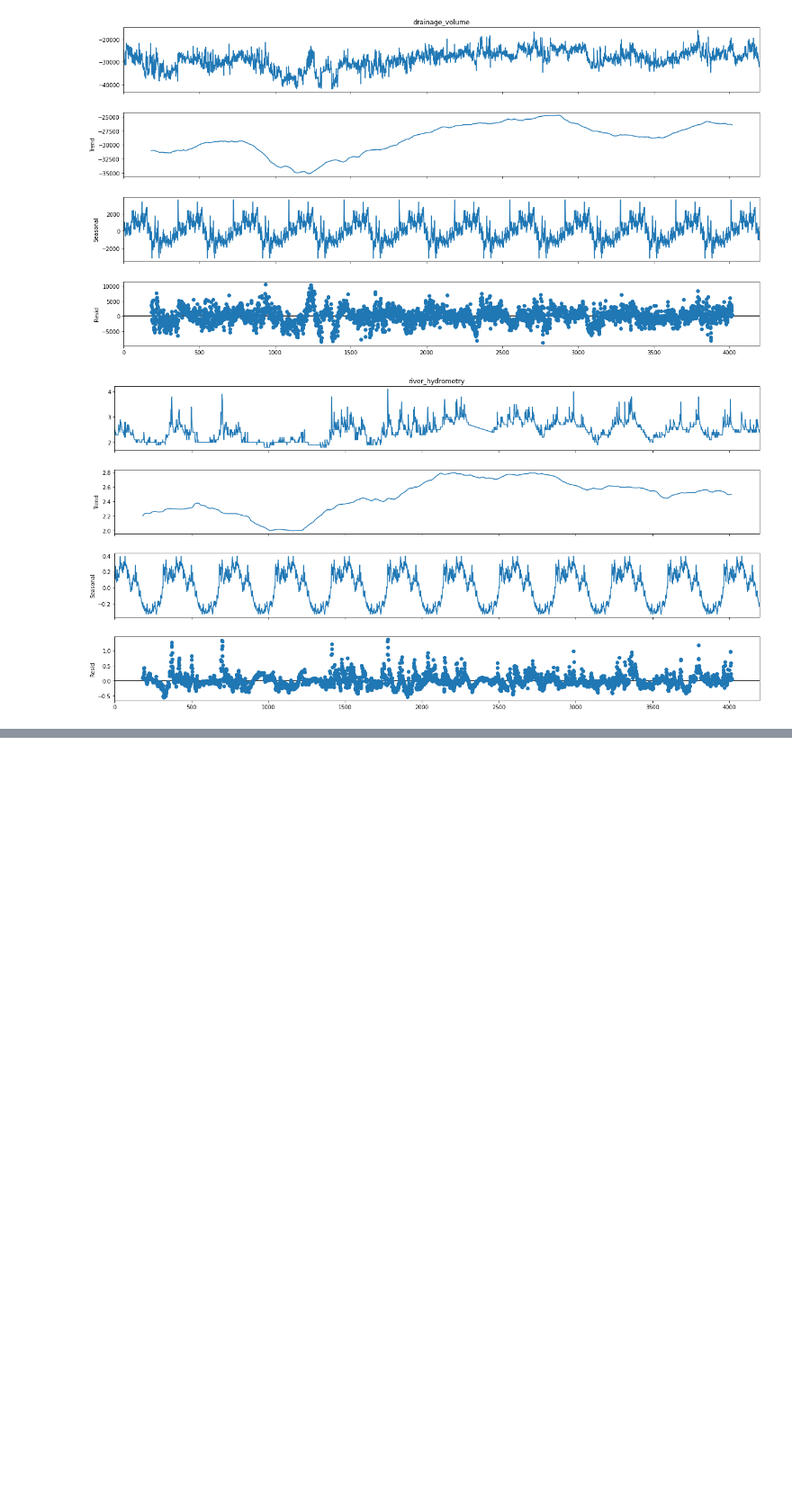
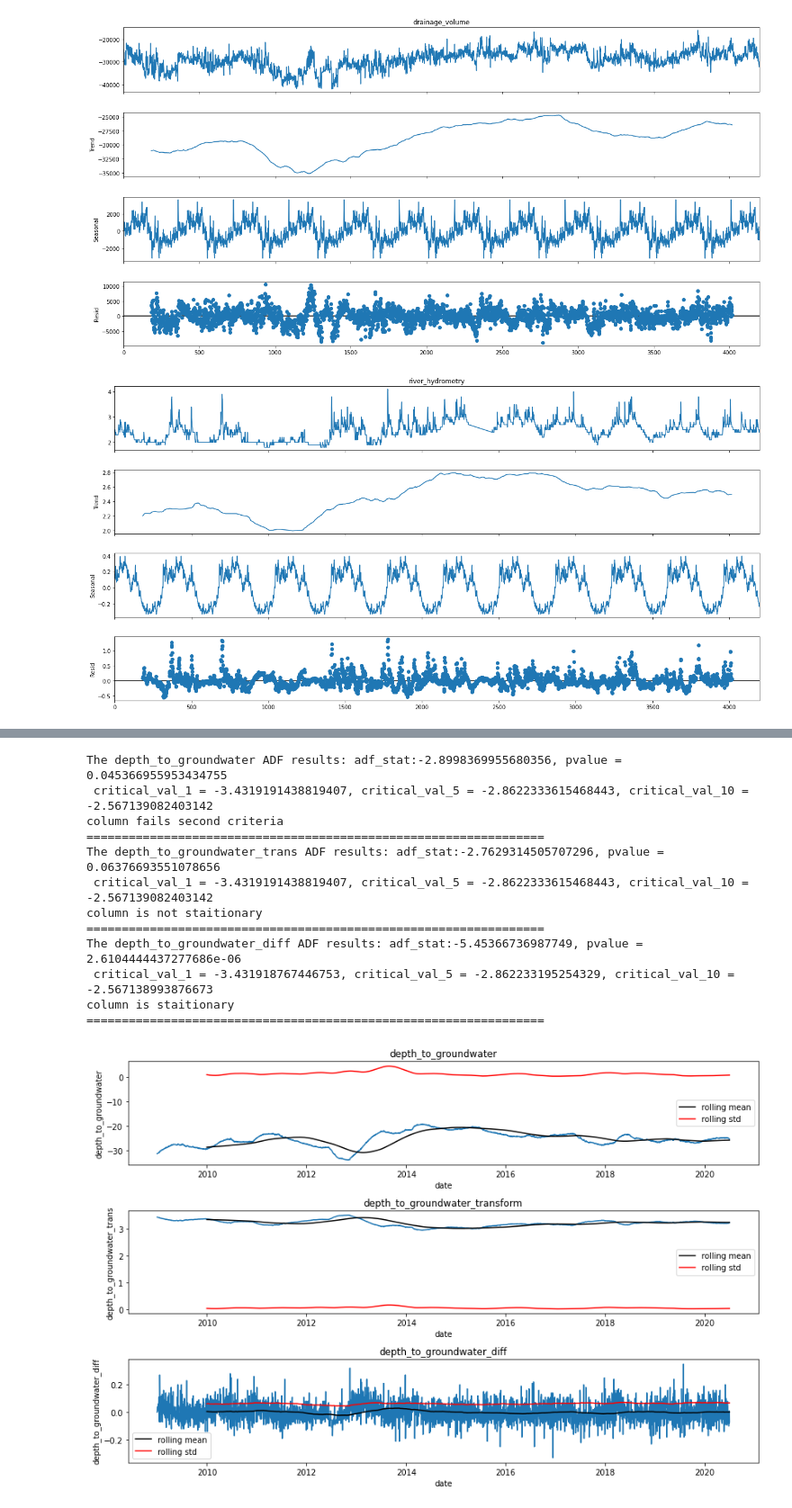
Before and after one commit to chris199713/time_series_analysis, a Jupyter notebook: time_series_analysis.ipynb, the cells around one changed output, grey strips where cells are left out. Shown at 90% size. Cells and saved outputs as stored; diff of their text form; code cells hidden in the pictures; blank space fills up the shorter version.

```diff
--- a/time_series_analysis.ipynb
+++ b/time_series_analysis.ipynb
@@ -242,0 +408,56 @@ for columns in cols_to_decompose:
+# %%
+df['depth_to_groundwater_trans'] = np.log(abs(df['depth_to_groundwater']))
+df['depth_to_groundwater_diff'] = np.append([0], np.diff(df['depth_to_groundwater']))
+fig, ax = plt.subplots(nrows = 3, ncols = 1, figsize = (12,8))
+
+
+sns.lineplot(x = df['date'],y= df['depth_to_groundwater'],ax = ax[0])
+sns.lineplot(x=df['date'], y=df['depth_to_groundwater'].rolling(rolling_window).mean(), ax=ax[0], color='black', label='rolling mean')
+sns.lineplot(x=df['date'], y=df['depth_to_groundwater'].rolling(rolling_window).std(), ax=ax[0], color='red', label='rolling std')
+ax[0].set_title('depth_to_groundwater')
+
+sns.lineplot(x = df['date'],y= df['depth_to_groundwater_trans'],ax = ax[1])
+sns.lineplot(x=df['date'], y=df['depth_to_groundwater_trans'].rolling(rolling_window).mean(), ax=ax[1], color='black', label='rolling mean')
+sns.lineplot(x=df['date'], y=df['depth_to_groundwater_trans'].rolling(rolling_window).std(), ax=ax[1], color='red', label='rolling std')
+ax[1].set_title('depth_to_groundwater_transform')
+
+sns.lineplot(x = df['date'],y= df['depth_to_groundwater_diff'],ax = ax[2])
+sns.lineplot(x=df['date'], y=df['depth_to_groundwater_diff'].rolling(rolling_window).mean(), ax=ax[2], color='black', label='rolling mean')
+sns.lineplot(x=df['date'], y=df['depth_to_groundwater_diff'].rolling(rolling_window).std(), ax=ax[2], color='red', label='rolling std')
+ax[2].set_title('depth_to_groundwater_diff')
+
+plt.tight_layout()
+
+col_lst = ['depth_to_groundwater','depth_to_groundwater_trans','depth_to_groundwater_diff']
+for col in col_lst:
+    stat_result = adfuller(df[col])
+    adf_stat = stat_result[0]
+    pvalue = stat_result[1]
+    critical_val_1 = stat_result[4]['1%']
+    critical_val_5 = stat_result[4]['5%']
+    critical_val_10 = stat_result[4]['10%']
+    print(f'The {col} ADF results: adf_stat:{adf_stat}, pvalue = {pvalue}\n critical_val_1 = {critical_val_1}, critical_val_5 = {critical_val_5}, critical_val_10 = {critical_val_10}')
+
+    if (pvalue < SI) & ((adf_stat < critical_val_1)):
+         print('column is staitionary')
+    elif (pvalue < SI) & (adf_stat < critical_val_5):
+        print('column fails second criteria')
+    elif (pvalue < SI) & (adf_stat < critical_val_10):
+        print('column fails second criteria')
+    else:
+        print('column is not staitionary')
+    print('=================================================================')
+# %% [output]
+The depth_to_groundwater ADF results: adf_stat:-2.8998369955680356, pvalue = 0.045366955953434755
+ critical_val_1 = -3.4319191438819407, critical_val_5 = -2.8622333615468443, critical_val_10 = -2.567139082403142
+column fails second criteria
+=================================================================
+The depth_to_groundwater_trans ADF results: adf_stat:-2.7629314505707296, pvalue = 0.06376693551078656
+ critical_val_1 = -3.4319191438819407, critical_val_5 = -2.8622333615468443, critical_val_10 = -2.567139082403142
+column is not staitionary
+=================================================================
+The depth_to_groundwater_diff ADF results: adf_stat:-5.45366736987749, pvalue = 2.6104444437277686e-06
+ critical_val_1 = -3.431918767446753, critical_val_5 = -2.862233195254329, critical_val_10 = -2.567138993876673
+column is staitionary
+=================================================================
+[figure, added]
```
Also changed, not shown: parts of 16 cells of this notebook.
